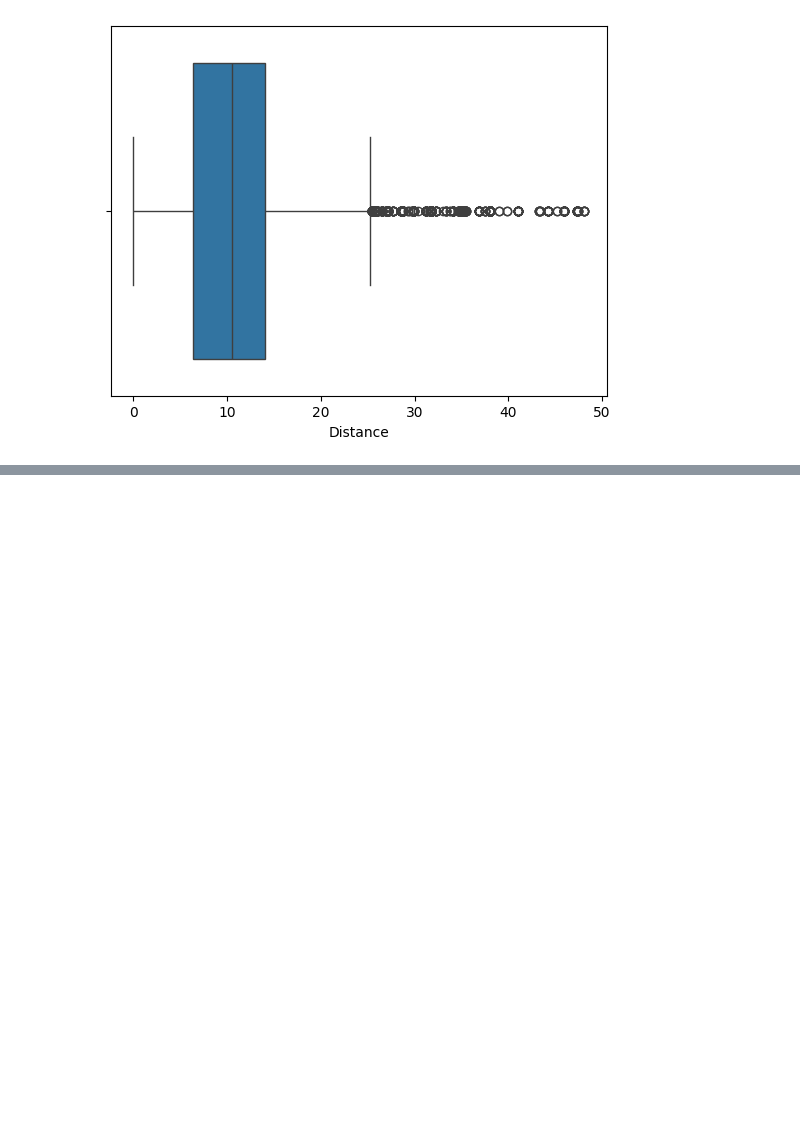
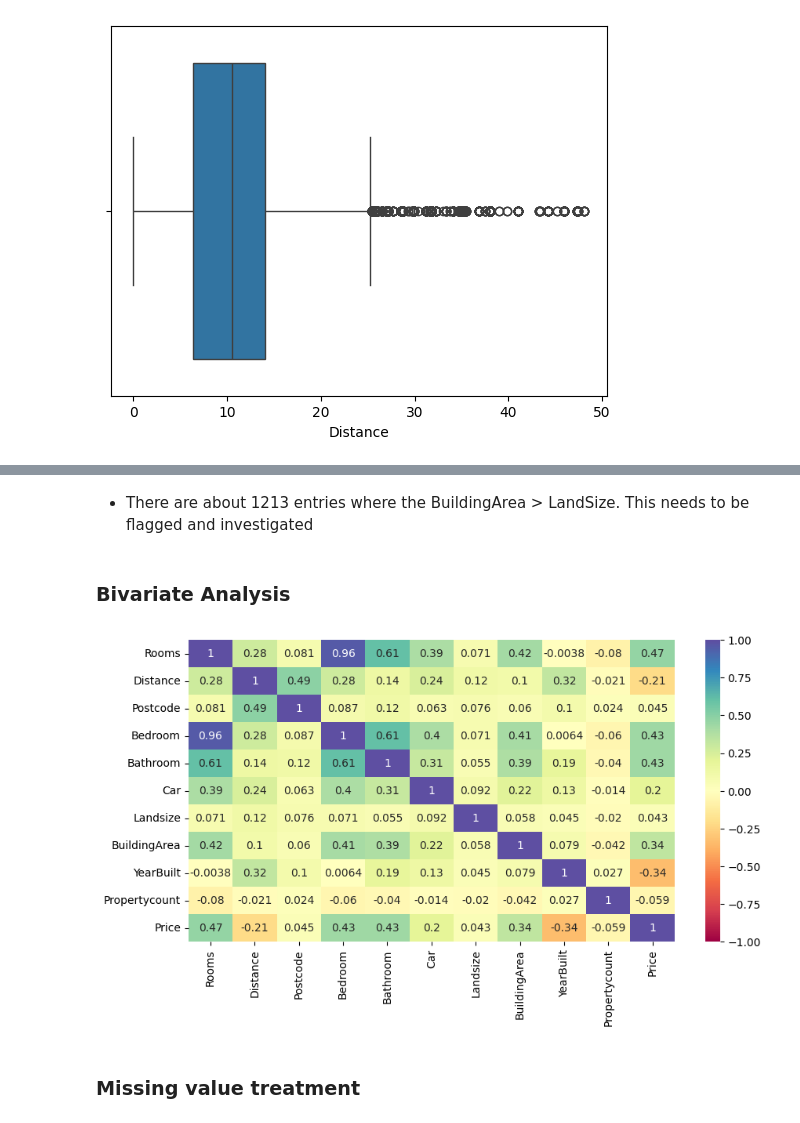
Before and after one commit to Nnaemeka-ch/Melbourne_Housing_Analysis, a Jupyter notebook: Melbourne_housing.ipynb, the cells around one changed output, grey strips where cells are left out. Drawn from its saved outputs; the diff is of its cells as text; code cells hidden in the pictures; blank space fills up the shorter version.

```diff
--- a/Melbourne_housing.ipynb
+++ b/Melbourne_housing.ipynb
@@ -371,0 +431,12 @@ plt.show()
+# %% [markdown]
+*  There are about 1213 entries where the BuildingArea > LandSize. This needs to be flagged and investigated
+# %% [markdown]
+### Bivariate Analysis
+# %%
+plt.figure(figsize=(10,5))
+sns.heatmap(df.select_dtypes(include='number').corr(), annot=True, cmap='Spectral', vmin=-1, vmax=1)
+plt.show()
+# %% [output]
+[figure, added]
+# %% [markdown]
+### Missing value treatment
```
Also changed, not shown: parts of 7 cells of this notebook.
